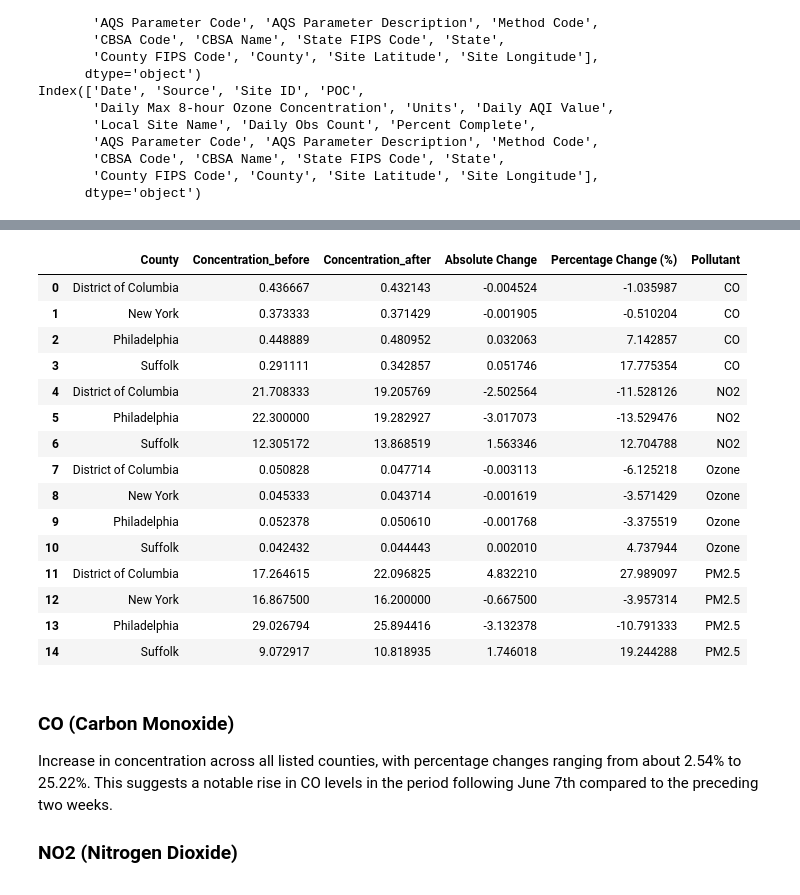
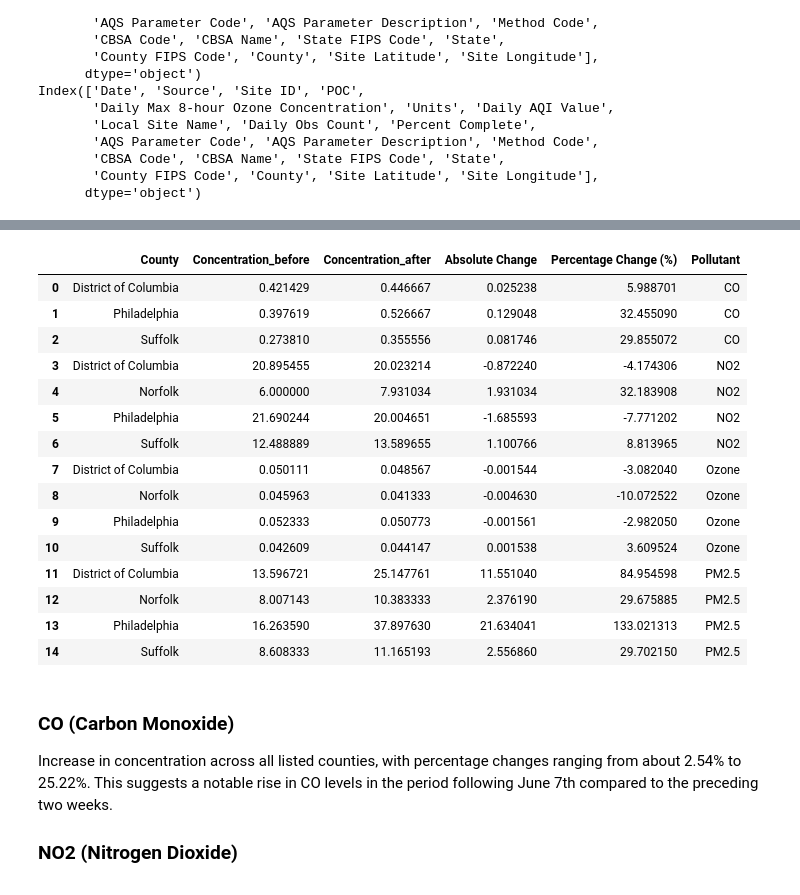
Before and after one commit to Normalitan/Air-Quality-and-Wildfire-Analysis-Project, a Jupyter notebook: EPA EDA.ipynb, the cells around one changed output, grey strips where cells are left out. Cells and saved outputs as stored; diff of their text form; code cells hidden in the pictures.

```diff
--- a/EPA EDA.ipynb
+++ b/EPA EDA.ipynb
@@ -152,7 +152,7 @@ Index(['Date', 'Source', 'Site ID', 'POC',
       dtype='object')
 # %%
 # Counties of interest
-counties_of_interest = ['Suffolk', 'District of Columbia', 'New York', 'Philadelphia']
+counties_of_interest = ['Suffolk', 'District of Columbia', 'Norfolk', 'Philadelphia']
 
 def clean_and_save_data(data, pollutant):
     columns_to_drop = [
@@ -242,0 +243,26 @@ plt.show()
+# %%
+start_date = pd.Timestamp('2023-05-24')
+end_date = pd.Timestamp('2023-06-21')
+vertical_line_date = pd.Timestamp('2023-06-07')
+
+filtered_data = combined_data[(combined_data['Date'] >= start_date) & (combined_data['Date'] <= end_date)]
+
+pollutants = filtered_data['Pollutant'].unique()
+cities = filtered_data['County'].unique()
+
+for pollutant in pollutants:
+    plt.figure(figsize=(12, 6))
+    pollutant_data = filtered_data[filtered_data['Pollutant'] == pollutant]
+
+    for city in cities:
+        city_data = pollutant_data[pollutant_data['County'] == city]
+        sns.lineplot(data=city_data, x='Date', y='Concentration', marker='o', linewidth=2, label=city, errorbar=None)
+
+    plt.title(f'{pollutant} Levels')
+    plt.axvline(x=vertical_line_date, color='red', linestyle='--', label='June 7th, 2023')
+    plt.xlabel('Date')
+    plt.ylabel('Concentration')
+    plt.xticks(rotation=45)
+    plt.legend(title='County', loc='upper left')
+    plt.tight_layout()
+    plt.show()
@@ -243,56 +274,56 @@ plt.show()
 # %%
 # Define the date ranges for the two-week periods before and after June 7th, 2023
 before_start_date = pd.Timestamp('2023-05-24')
-before_end_date = pd.Timestamp('2023-06-07')
-after_start_date = pd.Timestamp('2023-06-08')
+before_end_date = pd.Timestamp('2023-06-06')
+after_start_date = pd.Timestamp('2023-06-07')
 after_end_date = pd.Timestamp('2023-06-21')
 
 # Function to calculate changes for each pollutant
 def calculate_changes(df, pollutant):
     # Filter data for the two periods
     before_data = df[(df['Date'] >= before_start_date) & (df['Date'] <= before_end_date)]
     after_data = df[(df['Date'] >= after_start_date) & (df['Date'] <= after_end_date)]
 
     # Calculate mean pollutant levels before and after June 7th
     mean_before = before_data.groupby('County')['Concentration'].mean().reset_index()
     mean_after = after_data.groupby('County')['Concentration'].mean().reset_index()
 
     # Merge the two datasets to calculate the changes
     change_data = pd.merge(mean_before, mean_after, on='County', suffixes=('_before', '_after'))
 
     # Calculate the absolute and percentage change
     change_data['Absolute Change'] = change_data['Concentration_after'] - change_data['Concentration_before']
     change_data['Percentage Change (%)'] = (change_data['Absolute Change'] / change_data['Concentration_before']) * 100
 
     change_data['Pollutant'] = pollutant
 
     return change_data
 
 # Calculate changes for each pollutant
 co_changes = calculate_changes(co_processed, 'CO')
 no2_changes = calculate_changes(no2_processed, 'NO2')
 ozone_changes = calculate_changes(ozone_processed, 'Ozone')
 pm25_changes = calculate_changes(pm25_processed, 'PM2.5')
 
 all_changes = pd.concat([co_changes, no2_changes, ozone_changes, pm25_changes], ignore_index=True)
 all_changes
 # %% [output]
 |  | County | Concentration_before | Concentration_after | Absolute Change | Percentage Change (%) | Pollutant |
-| 0 | District of Columbia | 0.436667 | 0.432143 | -0.004524 | -1.035987 | CO |
-| 1 | New York | 0.373333 | 0.371429 | -0.001905 | -0.510204 | CO |
-| 2 | Philadelphia | 0.448889 | 0.480952 | 0.032063 | 7.142857 | CO |
-| 3 | Suffolk | 0.291111 | 0.342857 | 0.051746 | 17.775354 | CO |
-| 4 | District of Columbia | 21.708333 | 19.205769 | -2.502564 | -11.528126 | NO2 |
-| 5 | Philadelphia | 22.300000 | 19.282927 | -3.017073 | -13.529476 | NO2 |
-| 6 | Suffolk | 12.305172 | 13.868519 | 1.563346 | 12.704788 | NO2 |
-| 7 | District of Columbia | 0.050828 | 0.047714 | -0.003113 | -6.125218 | Ozone |
-| 8 | New York | 0.045333 | 0.043714 | -0.001619 | -3.571429 | Ozone |
-| 9 | Philadelphia | 0.052378 | 0.050610 | -0.001768 | -3.375519 | Ozone |
-| 10 | Suffolk | 0.042432 | 0.044443 | 0.002010 | 4.737944 | Ozone |
-| 11 | District of Columbia | 17.264615 | 22.096825 | 4.832210 | 27.989097 | PM2.5 |
-| 12 | New York | 16.867500 | 16.200000 | -0.667500 | -3.957314 | PM2.5 |
-| 13 | Philadelphia | 29.026794 | 25.894416 | -3.132378 | -10.791333 | PM2.5 |
-| 14 | Suffolk | 9.072917 | 10.818935 | 1.746018 | 19.244288 | PM2.5 |
+| 0 | District of Columbia | 0.421429 | 0.446667 | 0.025238 | 5.988701 | CO |
+| 1 | Philadelphia | 0.397619 | 0.526667 | 0.129048 | 32.455090 | CO |
+| 2 | Suffolk | 0.273810 | 0.355556 | 0.081746 | 29.855072 | CO |
+| 3 | District of Columbia | 20.895455 | 20.023214 | -0.872240 | -4.174306 | NO2 |
+| 4 | Norfolk | 6.000000 | 7.931034 | 1.931034 | 32.183908 | NO2 |
+| 5 | Philadelphia | 21.690244 | 20.004651 | -1.685593 | -7.771202 | NO2 |
+| 6 | Suffolk | 12.488889 | 13.589655 | 1.100766 | 8.813965 | NO2 |
+| 7 | District of Columbia | 0.050111 | 0.048567 | -0.001544 | -3.082040 | Ozone |
+| 8 | Norfolk | 0.045963 | 0.041333 | -0.004630 | -10.072522 | Ozone |
+| 9 | Philadelphia | 0.052333 | 0.050773 | -0.001561 | -2.982050 | Ozone |
+| 10 | Suffolk | 0.042609 | 0.044147 | 0.001538 | 3.609524 | Ozone |
+| 11 | District of Columbia | 13.596721 | 25.147761 | 11.551040 | 84.954598 | PM2.5 |
+| 12 | Norfolk | 8.007143 | 10.383333 | 2.376190 | 29.675885 | PM2.5 |
+| 13 | Philadelphia | 16.263590 | 37.897630 | 21.634041 | 133.021313 | PM2.5 |
+| 14 | Suffolk | 8.608333 | 11.165193 | 2.556860 | 29.702150 | PM2.5 |
 # %% [markdown]
 ### CO (Carbon Monoxide)
 Increase in concentration across all listed counties, with percentage changes ranging from about 2.54% to 25.22%. This suggests a notable rise in CO levels in the period following June 7th compared to the preceding two weeks.
```
Also changed, not shown: parts of 4 cells of this notebook, 2 other files.
